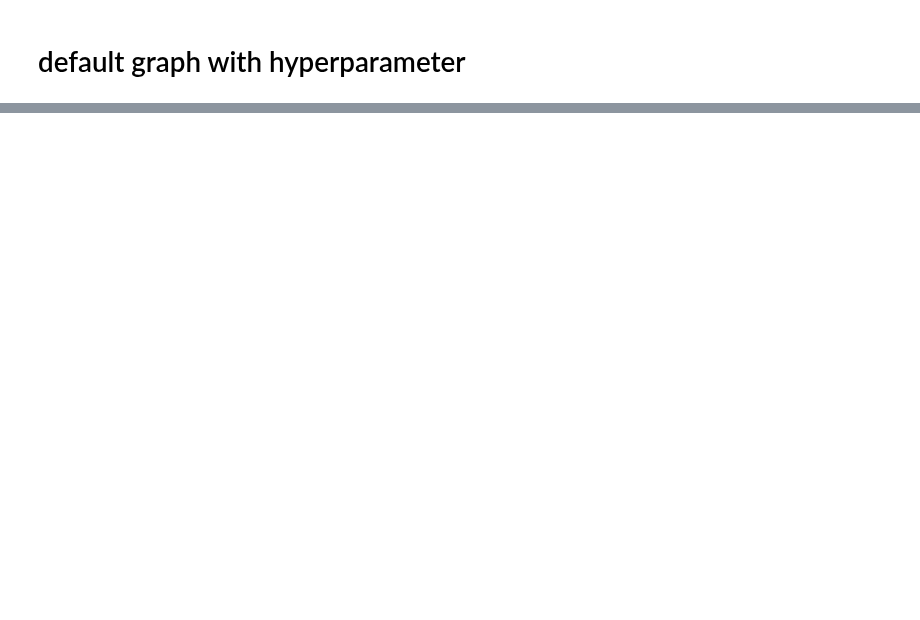
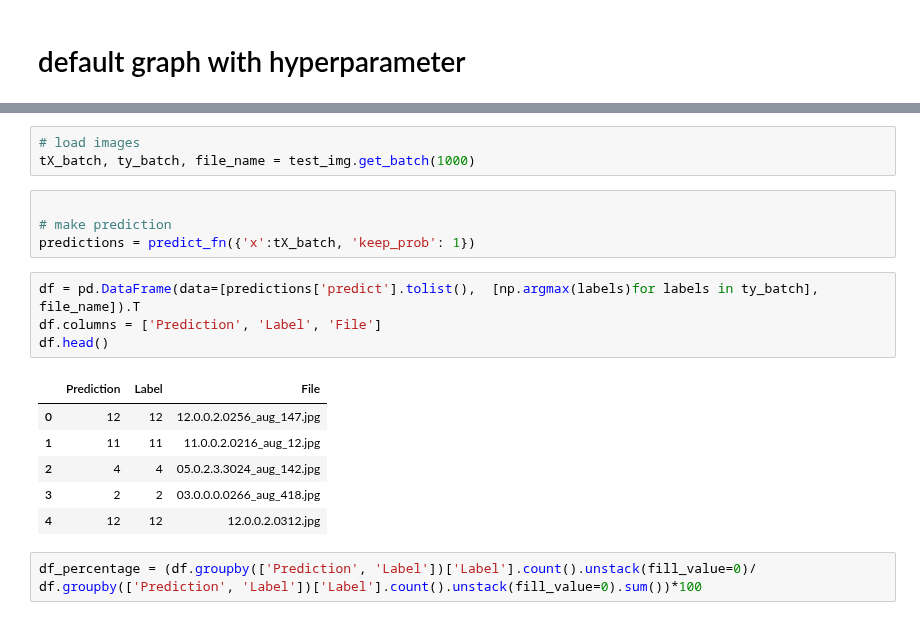
Before and after one commit to JeronimoMontero/AUT-CNN-TUB, a Jupyter notebook: Notebooks/CNN_performance_visualization.ipynb, the cells around one changed output, grey strips where cells are left out. Drawn from its saved outputs; the diff is of its cells as text; blank space fills up the shorter version.

```diff
--- a/Notebooks/CNN_performance_visualization.ipynb
+++ b/Notebooks/CNN_performance_visualization.ipynb
@@ -224,0 +361,20 @@ plt.show()
+# %%
+# load images
+tX_batch, ty_batch, file_name = test_img.get_batch(1000)
+# %%
+
+# make prediction
+predictions = predict_fn({'x':tX_batch, 'keep_prob': 1})
+# %%
+df = pd.DataFrame(data=[predictions['predict'].tolist(),  [np.argmax(labels)for labels in ty_batch], file_name]).T
+df.columns = ['Prediction', 'Label', 'File']
+df.head()
+# %% [output]
+|  | Prediction | Label | File |
+| 0 | 12 | 12 | 12.0.0.2.0256_aug_147.jpg |
+| 1 | 11 | 11 | 11.0.0.2.0216_aug_12.jpg |
+| 2 | 4 | 4 | 05.0.2.3.3024_aug_142.jpg |
+| 3 | 2 | 2 | 03.0.0.0.0266_aug_418.jpg |
+| 4 | 12 | 12 | 12.0.0.2.0312.jpg |
+# %%
+df_percentage = (df.groupby(['Prediction', 'Label'])['Label'].count().unstack(fill_value=0)/ df.groupby(['Prediction', 'Label'])['Label'].count().unstack(fill_value=0).sum())*100
```
Also changed, not shown: parts of 12 cells of this notebook, 4 other files.
